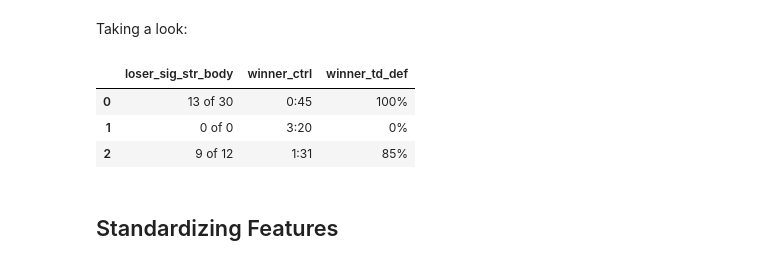
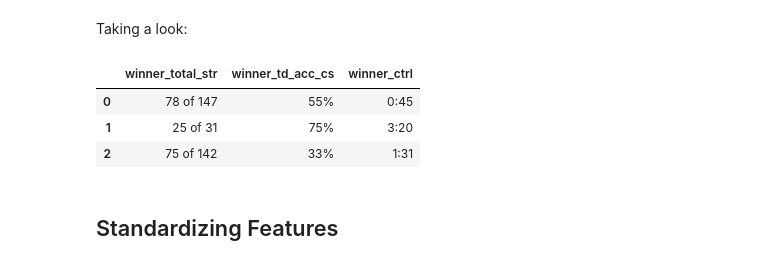
Before and after one commit to komaksym/UFC-DataLab, a Jupyter notebook: data/src/prepare_for_EDA.ipynb, the cells around one changed output. Saved outputs shown, nothing was run; the diff lists cells and outputs as text; code cells hidden in the pictures.

```diff
--- a/data/src/prepare_for_EDA.ipynb
+++ b/data/src/prepare_for_EDA.ipynb
@@ -441,12 +454,12 @@ Number of categorical features to preprocess: 28
 # %% [markdown]
 Taking a look:
-# %%
-stats[cols_to_clean].loc[:2, ['loser_sig_str_body', 'winner_ctrl', 'winner_td_def']]
-# %% [output]
-|  | loser_sig_str_body | winner_ctrl | winner_td_def |
-| 0 | 13 of 30 | 0:45 | 100% |
-| 1 | 0 of 0 | 3:20 | 0% |
-| 2 | 9 of 12 | 1:31 | 85% |
+# %%
+stats.loc[:2, ['winner_total_str', 'winner_td_acc_cs', 'winner_ctrl']]
+# %% [output]
+|  | winner_total_str | winner_td_acc_cs | winner_ctrl |
+| 0 | 78 of 147 | 55% | 0:45 |
+| 1 | 25 of 31 | 75% | 3:20 |
+| 2 | 75 of 142 | 33% | 1:31 |
 # %% [markdown]
 ## Standardizing Features
 # %% [markdown]
```
Also changed, not shown: parts of 60 cells of this notebook.
